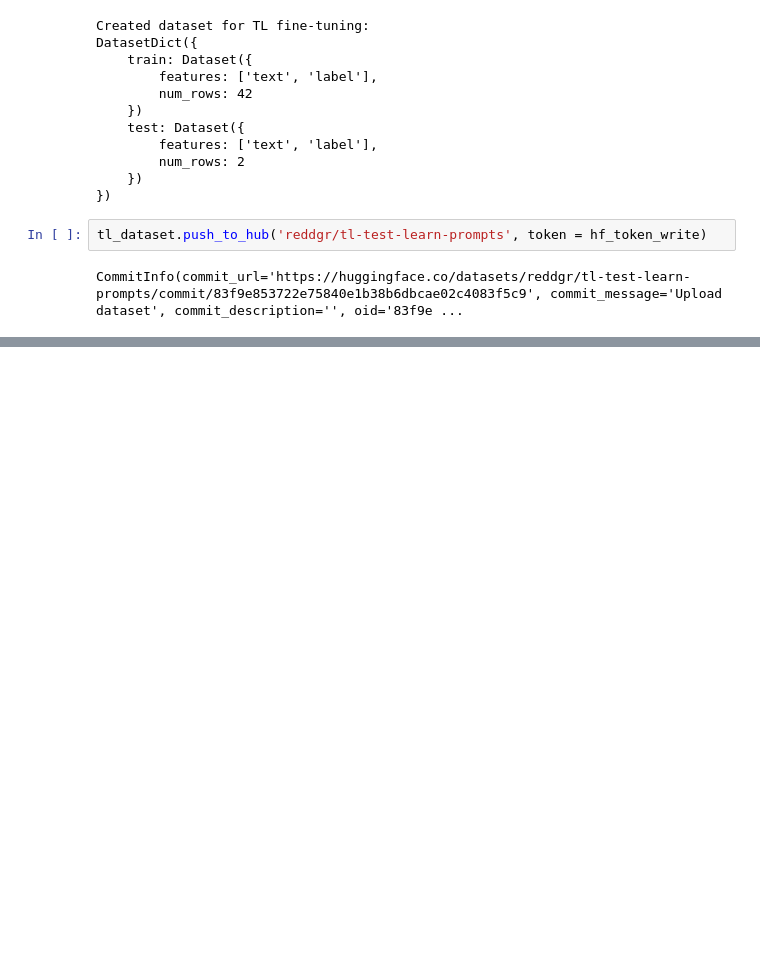
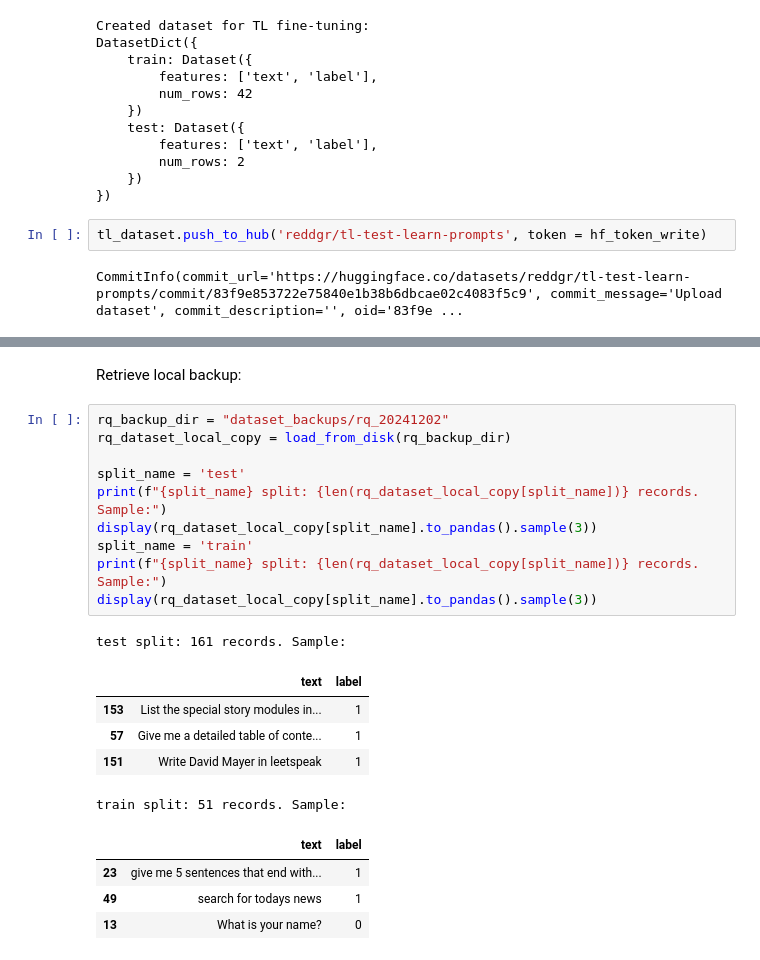
Before and after one commit to reddgr/chatbot-response-scoring-scbn-rqtl, a Jupyter notebook: dataset-handling.ipynb, the cells around one changed output, grey strips where cells are left out. Saved outputs shown, nothing was run; the diff lists cells and outputs as text; blank space fills up the shorter version.

```diff
--- a/dataset-handling.ipynb
+++ b/dataset-handling.ipynb
@@ -550,0 +611,23 @@ CommitInfo(commit_url='https://huggingface.co/datasets/reddgr/tl-test-learn-prom
+# %% [markdown]
+Retrieve local backup:
+# %%
+rq_backup_dir = "dataset_backups/rq_20241202"
+rq_dataset_local_copy = load_from_disk(rq_backup_dir)
+
+split_name = 'test'
+print(f"{split_name} split: {len(rq_dataset_local_copy[split_name])} records. Sample:")
+display(rq_dataset_local_copy[split_name].to_pandas().sample(3))
+split_name = 'train'
+print(f"{split_name} split: {len(rq_dataset_local_copy[split_name])} records. Sample:")
+display(rq_dataset_local_copy[split_name].to_pandas().sample(3))
+# %% [output]
+test split: 161 records. Sample:
+|  | text | label |
+| 153 | List the special story modules in... | 1 |
+| 57 | Give me a detailed table of conte... | 1 |
+| 151 | Write David Mayer in leetspeak | 1 |
+train split: 51 records. Sample:
+|  | text | label |
+| 23 | give me 5 sentences that end with... | 1 |
+| 49 | search for todays news | 1 |
+| 13 | What is your name? | 0 |
```
Also changed, not shown: parts of 7 cells of this notebook, 4 other files.
